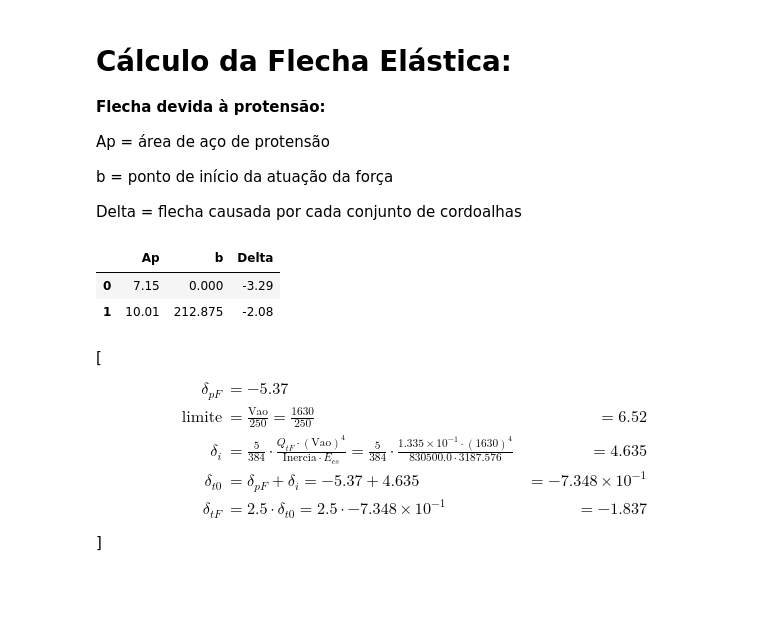
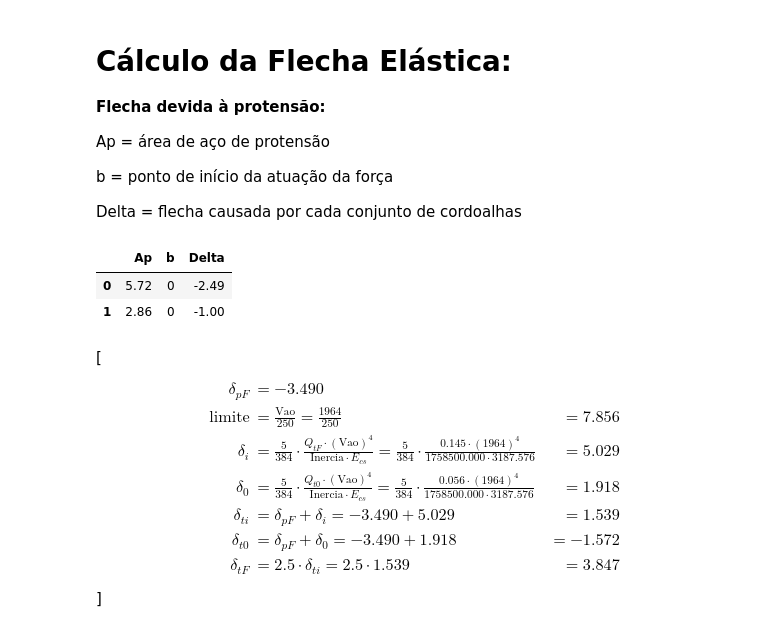
Before and after one commit to GarciaGabe/eng, a Jupyter notebook: Viga Protendida.ipynb, the cells around one changed output. Cells and saved outputs as stored; diff of their text form; code cells hidden in the pictures; blank space fills up the shorter version.

```diff
--- a/Viga Protendida.ipynb
+++ b/Viga Protendida.ipynb
@@ -27,7 +27,7 @@ pi = 3.141592653
 # %%
 %%render
 
-h_eps = 30
+h_eps = 40
 e_eps = 12
 # %% [output]
 \[
@@ -43,17 +43,17 @@ e_{eps} &= 12 \;
 %%render
 # Geometria da Viga:
 
-h = 70
+h = 90
 b = 30
 Area = b*h - e_eps*h_eps
 Inercia = b*h**3/12 - e_eps*(h_eps**3)/12
 W_i = Inercia/(h/2)
 W_s = Inercia/(h/2)
-Vao = 1630
+Vao = 1964
 
 ## Número de seções para dividir o vão:
 # Escolher número impar
-nS = 11
+nS = 15
 # %% [output]
 \[
 \begin{aligned}
@@ -86,7 +86,7 @@ f_ctm = 0.03*(10*f_ck)**(2/3)
 f_ptk = 190
 f_pyd = 148.7
 f_yk = 50
-f_cj = 3.2
+f_cj = 2.8
 
 E_s = 21000
 E_p = 20000
@@ -423,11 +427,11 @@ n_{s1} &= \left \lfloor \frac{ P_{s1} }{ A_{p1} \cdot \sigma_{p0} } \right \rflo
 
 # Vetor com o número de cordoalhas em cada ponto de escalonamento:
 
-qntCordoalhas = [5,7]
+qntCordoalhas = [4,6]
 
 # Vetor com a excentricidade da protensão em cada ponto de escalonamento:
 
-e_p_i = [25.8,25.7]
+e_p_i = [35,33.333]
 # %% [output]
 \[
 \begin{aligned}
@@ -1136,34 +1171,41 @@ Delta = flecha causada por cada conjunto de cordoalhas
 # %%
 
 delta_p = []
 
 delta_pF = 0
 
 for i in range(len(qntCordoalhas)):
     delta_p.append([0] * 3)
     delta_p[i][0] = A_p[i]
     delta_p[i][1] = x1_anc[i]
+
+    if(i != 0):
+        delta_p[i][0] = delta_p[i][0] - delta_p[i-1][0]
+        Momen = M_p[i] - M_p[i-1]
+    else:
+        Momen = M_p[i]
+
     if(delta_p[i][1] == 0):
-        delta_p[i][2] = round(M_p[i]*Vao**2/(8*E_cs*Inercia),2)
+        delta_p[i][2] = round(Momen*Vao**2/(8*E_cs*Inercia),2)
     else:
         delta_p[i][1] = (x1_anc[i]+x1[i])/2
-        delta_p[i][2] = round( (M_p[i]*(Vao**2-3*delta_p[i][1]**2-(Vao/2)**2)*(Vao/2))
+        delta_p[i][2] = round( (Momen*(Vao**2-3*delta_p[i][1]**2-(Vao/2)**2)*(Vao/2))
                              /(6*E_cs*Inercia*Vao) ,2)
 
 for i in range(len(qntCordoalhas)):
     delta_pF += delta_p[i][2]
 
 tabela9 = pd.DataFrame(delta_p)
 tabela9.rename(columns={0:'Ap',1:'b',2:'Delta'},inplace = True)
 
 display(tabela9)
 
 if (delta_p[0][0]) < 0:
     raise Exception("ERRO")
 # %% [output]
 |  | Ap | b | Delta |
-| 0 | 7.15 | 0.000 | -3.29 |
-| 1 | 10.01 | 212.875 | -2.08 |
+| 0 | 5.72 | 0 | -2.49 |
+| 1 | 2.86 | 0 | -1.00 |
 # %%
 %%render
 delta_pF
@@ -1172,20 +1214,28 @@ limite = Vao/250
 
 delta_i = 5/384 * (Q_tF*Vao**4)/(Inercia*E_cs)
 
-delta_t0 = delta_pF + delta_i
+delta_0 = 5/384 * (Q_t0*Vao**4)/(Inercia*E_cs)
 
-delta_tF = 2.5*delta_t0
+delta_ti = delta_pF + delta_i
+
+delta_t0 = delta_pF + delta_0
+
+delta_tF = 2.5*delta_ti
 # %% [output]
 \[
 \begin{aligned}
-\delta_{pF} &= -5.37 \;
+\delta_{pF} &= -3.490 \;
 \\[10pt]
-\mathrm{limite} &= \frac{ \mathrm{Vao} }{ 250 }  = \frac{ 1630 }{ 250 } &= 6.52
+\mathrm{limite} &= \frac{ \mathrm{Vao} }{ 250 }  = \frac{ 1964 }{ 250 } &= 7.856
 \\[10pt]
-\delta_{i} &= \frac{ 5 }{ 384 } \cdot \frac{ Q_{tF} \cdot \left( \mathrm{Vao} \right) ^{ 4 } }{ \mathrm{Inercia} \cdot E_{cs} }  = \frac{ 5 }{ 384 } \cdot \frac{ 1.335 \times 10 ^ {-1 } \cdot \left( 1630 \right) ^{ 4 } }{ 830500.0 \cdot 3187.576 } &= 4.635
+\delta_{i} &= \frac{ 5 }{ 384 } \cdot \frac{ Q_{tF} \cdot \left( \mathrm{Vao} \right) ^{ 4 } }{ \mathrm{Inercia} \cdot E_{cs} }  = \frac{ 5 }{ 384 } \cdot \frac{ 0.145 \cdot \left( 1964 \right) ^{ 4 } }{ 1758500.000 \cdot 3187.576 } &= 5.029
 \\[10pt]
-\delta_{t0} &= \delta_{pF} + \delta_{i}  = -5.37 + 4.635 &= -7.348 \times 10 ^ {-1 }
+\delta_{0} &= \frac{ 5 }{ 384 } \cdot \frac{ Q_{t0} \cdot \left( \mathrm{Vao} \right) ^{ 4 } }{ \mathrm{Inercia} \cdot E_{cs} }  = \frac{ 5 }{ 384 } \cdot \frac{ 0.056 \cdot \left( 1964 \right) ^{ 4 } }{ 1758500.000 \cdot 3187.576 } &= 1.918
 \\[10pt]
-\delta_{tF} &= 2.5 \cdot \delta_{t0}  = 2.5 \cdot -7.348 \times 10 ^ {-1 } &= -1.837
+\delta_{ti} &= \delta_{pF} + \delta_{i}  = -3.490 + 5.029 &= 1.539
+\\[10pt]
+\delta_{t0} &= \delta_{pF} + \delta_{0}  = -3.490 + 1.918 &= -1.572
+\\[10pt]
+\delta_{tF} &= 2.5 \cdot \delta_{ti}  = 2.5 \cdot 1.539 &= 3.847
 \end{aligned}
 \]
```
Also changed, not shown: parts of 36 cells of this notebook.
